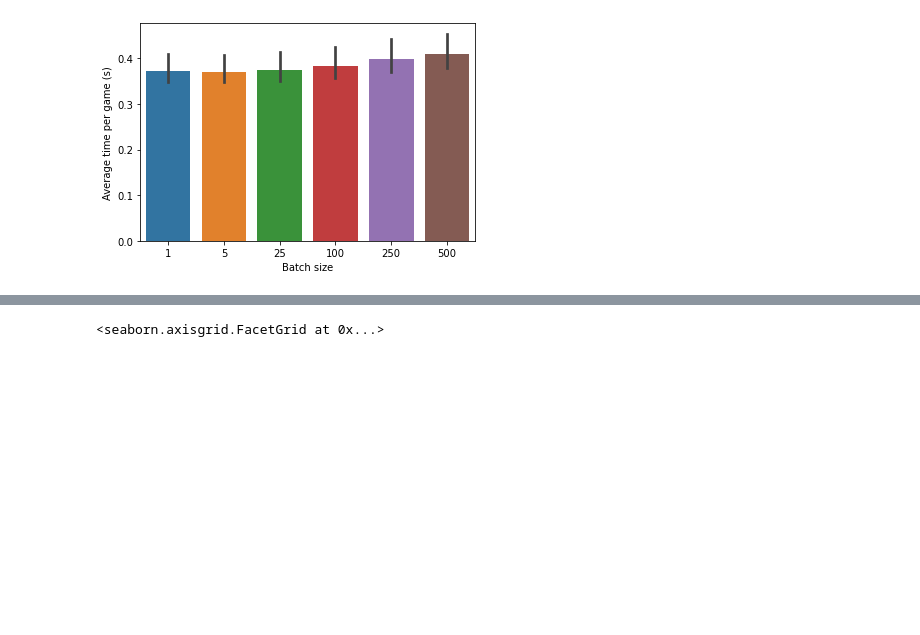
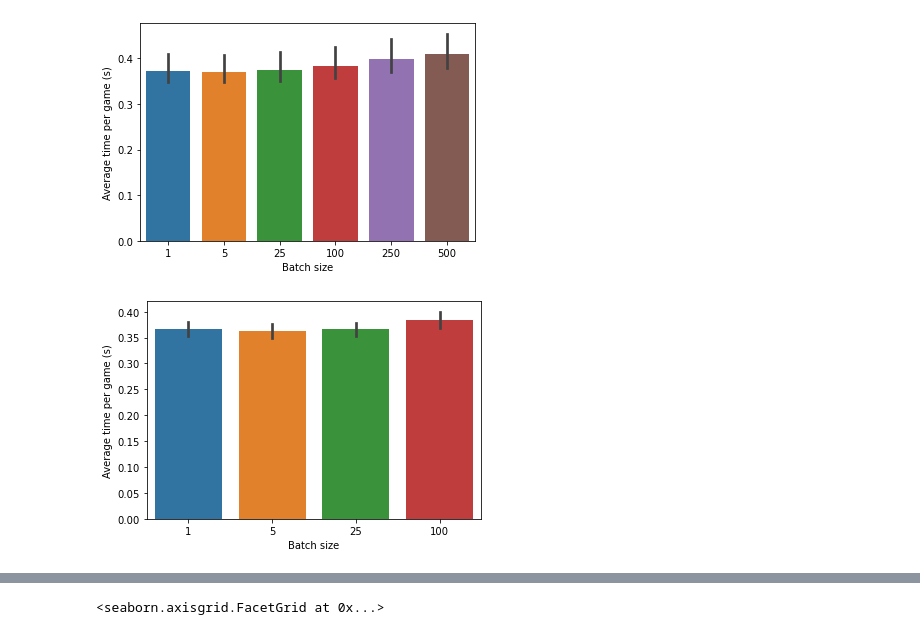
Before and after one commit to KostasKv/Minesweeper-with-AI, a Jupyter notebook: data/Batch size & processes count.ipynb, the cells around one changed output, grey strips where cells are left out. Saved outputs shown, nothing was run; the diff lists cells and outputs as text; code cells hidden in the pictures; blank space fills up the shorter version.

```diff
--- a/data/Batch size & processes count.ipynb
+++ b/data/Batch size & processes count.ipynb
@@ -100,3 +179,11 @@ ax.set_ylabel('Average time per game (s)')
 plt.show()
 # %% [output]
 [figure]
+# %%
+# DB run
+ax = sns.barplot(x='batch_size', y='avg_per_game', data=db_data_times)
+ax.set_xlabel('Batch size')
+ax.set_ylabel('Average time per game (s)')
+plt.show()
+# %% [output]
+[figure, added]
```
Also changed, not shown: parts of 15 cells of this notebook, 2 other files.
